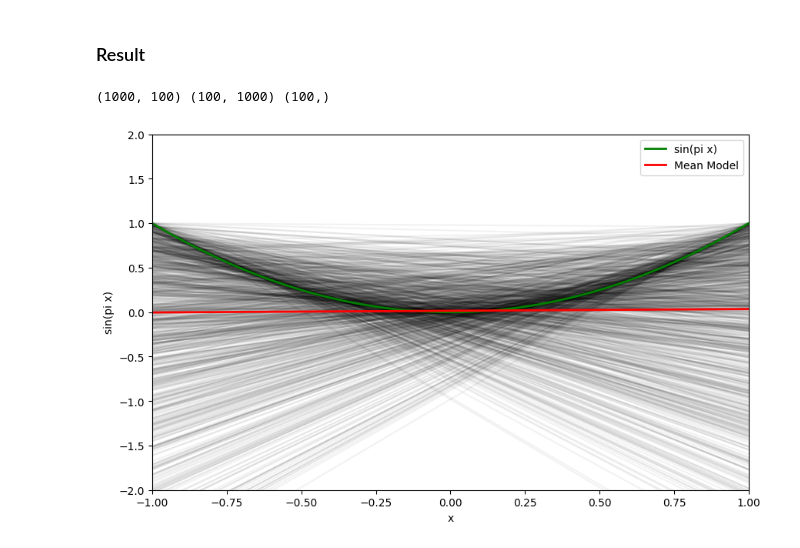
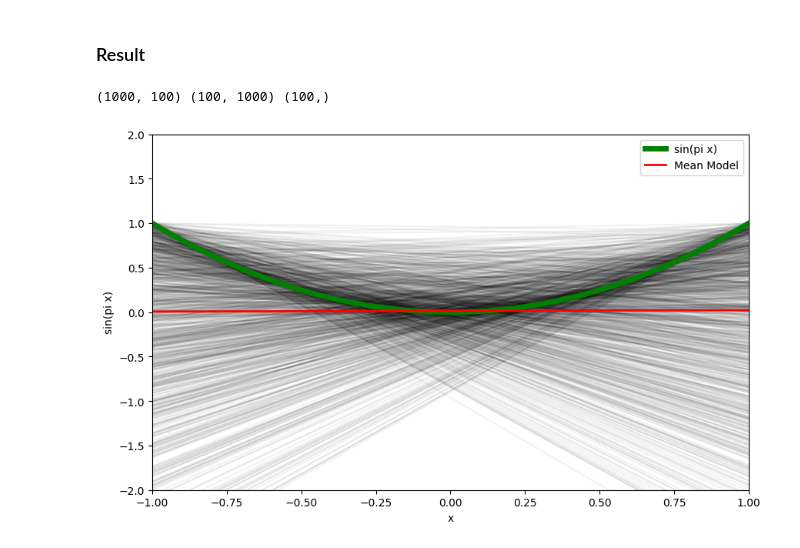
Before and after one commit to Kariusdi/Machine-Learning-Class, a Jupyter notebook: Generalization/LinearModel/x_square.ipynb, the cells around one changed output. Saved outputs shown, nothing was run; the diff lists cells and outputs as text; code cells hidden in the pictures.

```diff
--- a/Generalization/LinearModel/x_square.ipynb
+++ b/Generalization/LinearModel/x_square.ipynb
@@ -151,15 +151,15 @@ E_out: 0.52
 # %%
 print(np.array(E_d).shape, np.array(E_d).T.shape, X.shape)
 plt.figure(figsize=(10, 6))
 plt.plot(X, np.array(E_d).T, c="black", alpha=0.05)
-plt.plot(X, y, label='sin(pi x)', c="green", linewidth=2.0)
+plt.plot(X, y, label='sin(pi x)', c="green", linewidth=5.0)
 plt.plot(X, mean_model, label='Mean Model', c="red", linewidth=2.0)
 plt.xlabel('x')
 plt.ylabel('sin(pi x)')
 plt.ylim(-2, 2)
 plt.xlim(-1, 1)
 plt.legend()
 plt.show()
 # %% [output]
 (1000, 100) (100, 1000) (100,)
-[figure, old version]
+[figure, new version]
```
Also changed, not shown: parts of 1 cell of this notebook, 5 other files.
